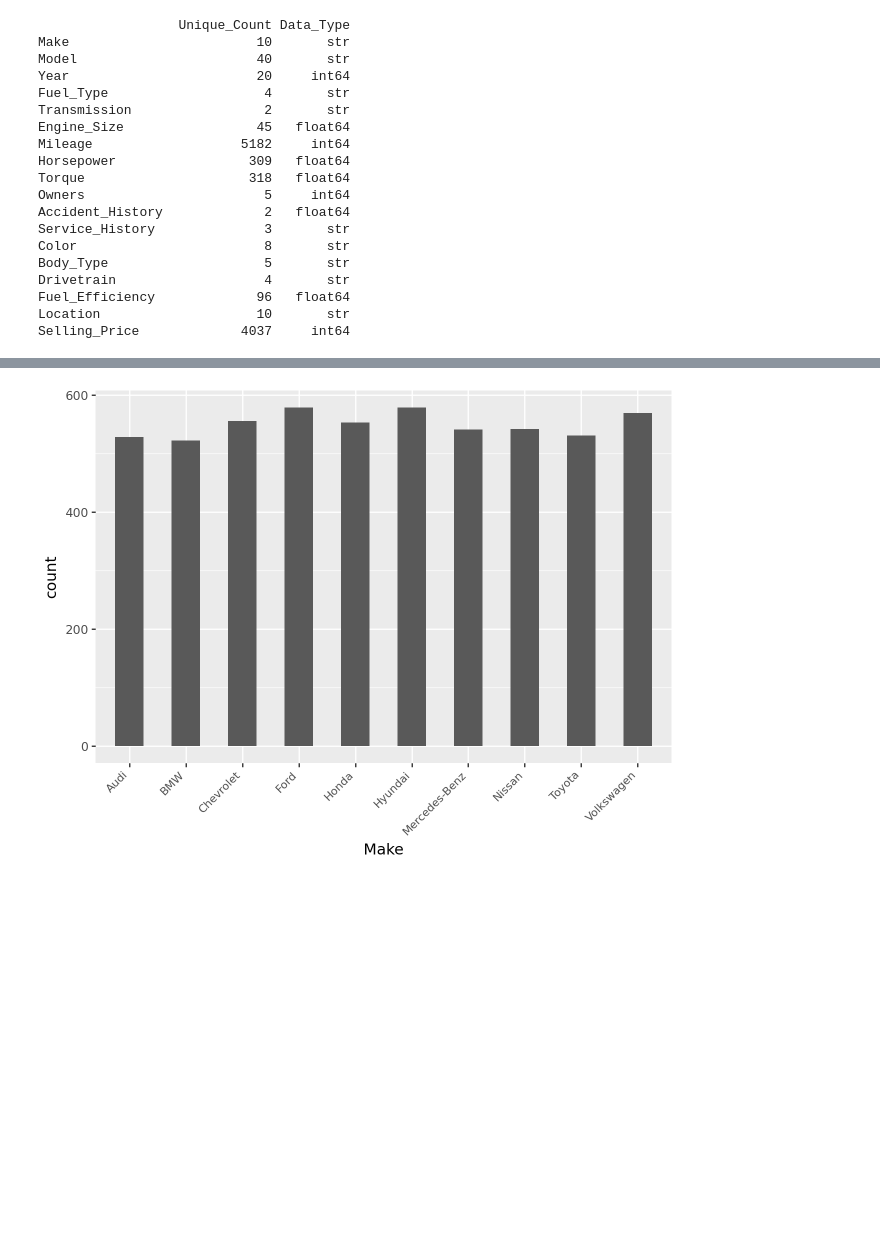
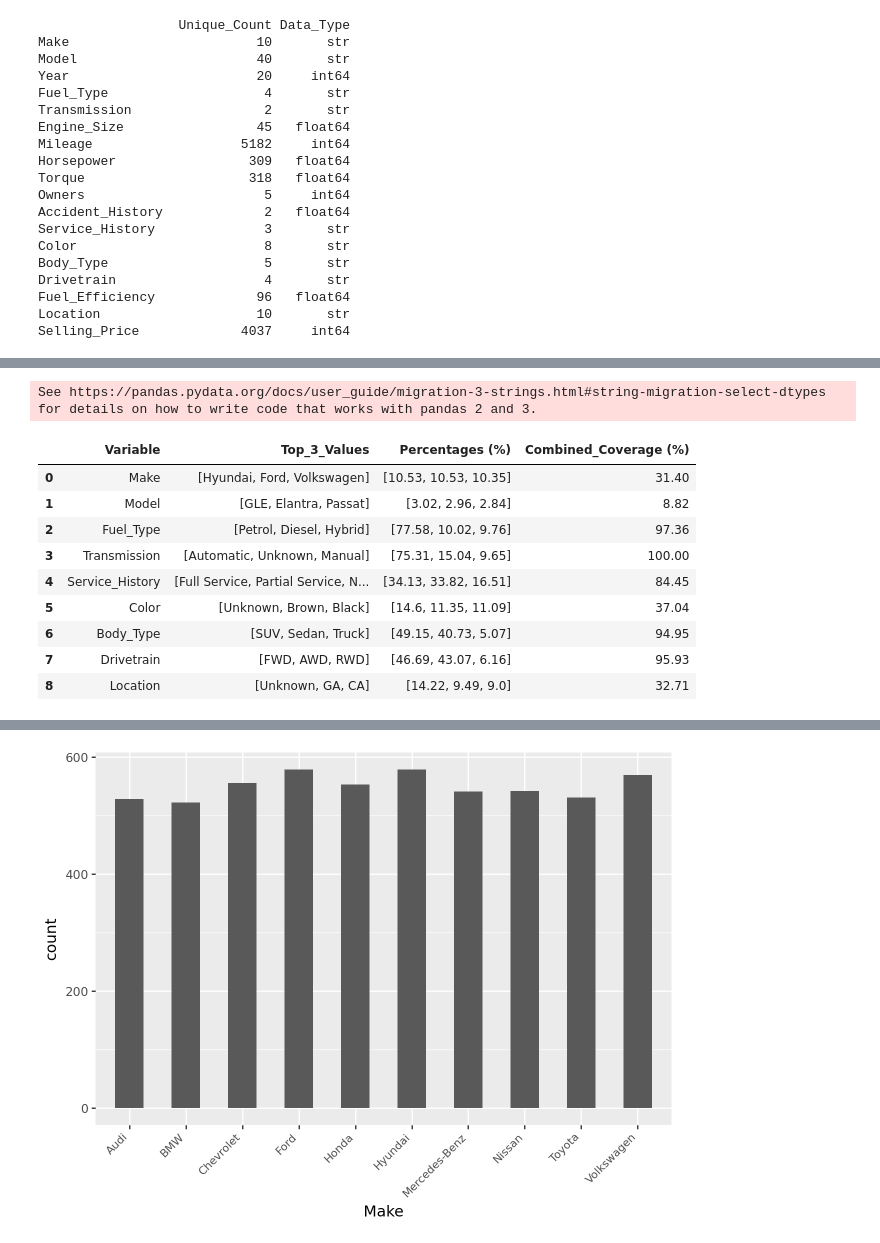
Before and after one commit to idowein/data-science-course-HIT, a Jupyter notebook: HW1/HW1_automobile_EDA.ipynb, the cells around one changed output, grey strips where cells are left out. Drawn from its saved outputs; the diff is of its cells as text; code cells hidden in the pictures; blank space fills up the shorter version.

```diff
--- a/HW1/HW1_automobile_EDA.ipynb
+++ b/HW1/HW1_automobile_EDA.ipynb
@@ -261,0 +352,38 @@ pln.ggplot(card_df, pln.aes(x='Variable', y='Unique_Count')) \
+# %%
+top3_summary = []
+
+# Select categorical columns (object and category types)
+cat_cols = df.select_dtypes(include=['object', 'category']).columns
+
+for col in cat_cols:
+    # Fill missing values with 'Unknown' to include all rows
+    s = df[col].fillna('Unknown')
+
+    # Calculate relative frequencies for all categories
+    val_pct = s.value_counts(normalize=True)
+
+    # Extract the top 3 categories
+    top3 = val_pct.head(3)
+
+    top3_summary.append({
+        'Variable': col,
+        'Top_3_Values': list(top3.index),
+        'Percentages (%)': [round(p * 100, 2) for p in top3.values],  # Percentage per value
+        'Combined_Coverage (%)': round(top3.sum() * 100, 2)           # Total coverage of top 3
+    })
+
+# Convert summary list into DataFrame
+df_top3_summary = pd.DataFrame(top3_summary)
+df_top3_summary
+# %% [output]
+See https://pandas.pydata.org/docs/user_guide/migration-3-strings.html#string-migration-select-dtypes for details on how to write code that works with pandas 2 and 3.
+|  | Variable | Top_3_Values | Percentages (%) | Combined_Coverage (%) |
+| 0 | Make | [Hyundai, Ford, Volkswagen] | [10.53, 10.53, 10.35] | 31.40 |
+| 1 | Model | [GLE, Elantra, Passat] | [3.02, 2.96, 2.84] | 8.82 |
+| 2 | Fuel_Type | [Petrol, Diesel, Hybrid] | [77.58, 10.02, 9.76] | 97.36 |
+| 3 | Transmission | [Automatic, Unknown, Manual] | [75.31, 15.04, 9.65] | 100.00 |
+| 4 | Service_History | [Full Service, Partial Service, N... | [34.13, 33.82, 16.51] | 84.45 |
+| 5 | Color | [Unknown, Brown, Black] | [14.6, 11.35, 11.09] | 37.04 |
+| 6 | Body_Type | [SUV, Sedan, Truck] | [49.15, 40.73, 5.07] | 94.95 |
+| 7 | Drivetrain | [FWD, AWD, RWD] | [46.69, 43.07, 6.16] | 95.93 |
+| 8 | Location | [Unknown, GA, CA] | [14.22, 9.49, 9.0] | 32.71 |
```
Also changed, not shown: parts of 5 cells of this notebook.
